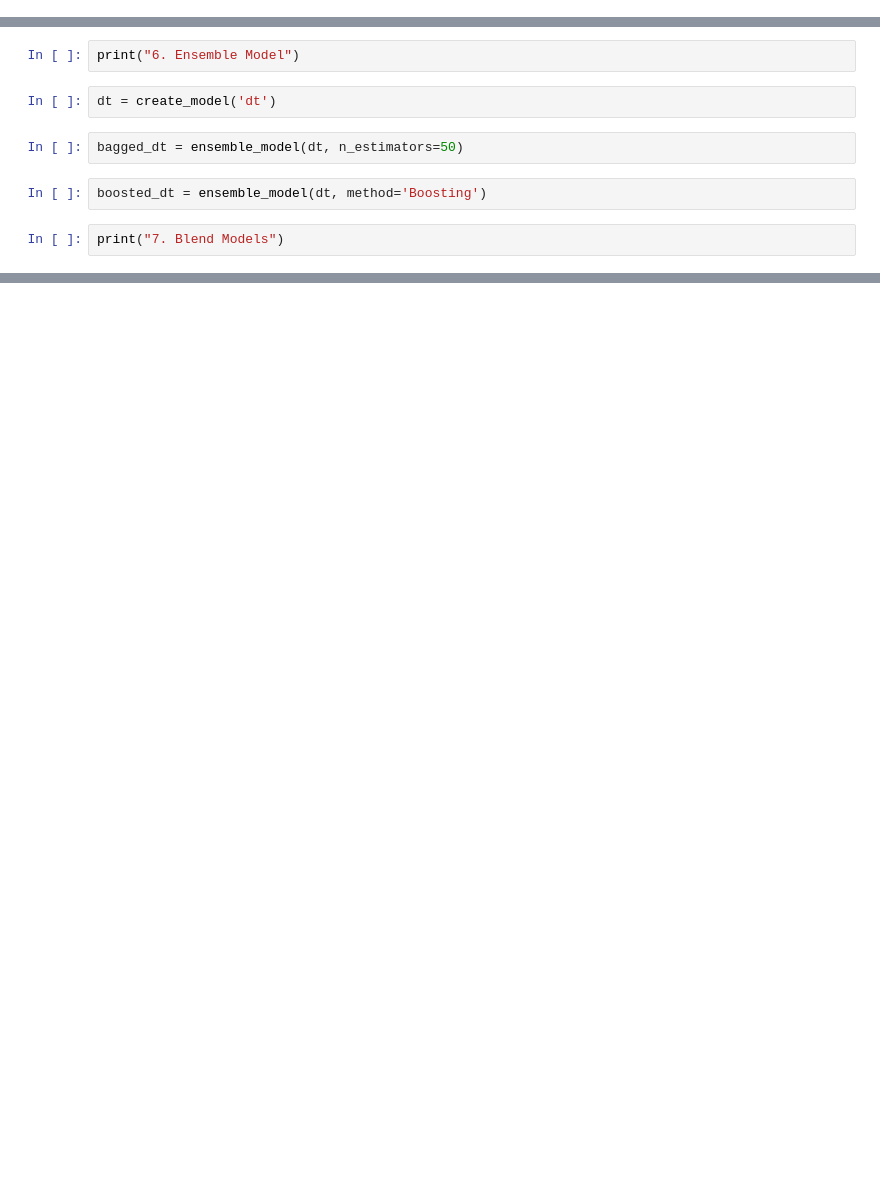
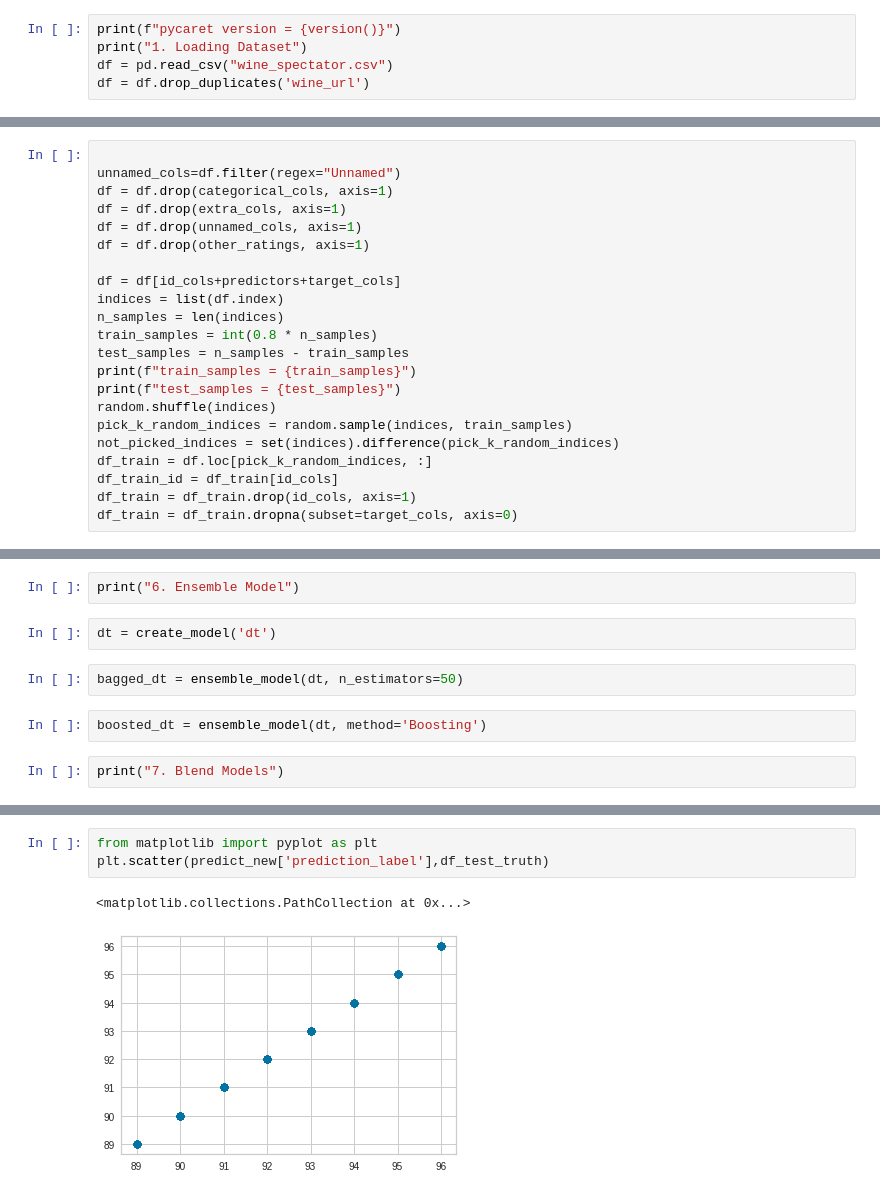
Before and after one commit to wilsonify/ThoughtfulMachineLearning, a Jupyter notebook: wine/predict_ws_from_meta.ipynb, the cells around one changed output, grey strips where cells are left out. Cells and saved outputs as stored; diff of their text form; blank space fills up the shorter version.

```diff
--- a/wine/predict_ws_from_meta.ipynb
+++ b/wine/predict_ws_from_meta.ipynb
@@ -58,0 +44,5 @@ df_train = df_train.dropna(subset=target_cols, axis=0)
+# %%
+print(f"pycaret version = {version()}")
+print("1. Loading Dataset")
+df = pd.read_csv("wine_spectator.csv")
+df = df.drop_duplicates('wine_url')
@@ -58,0 +52,22 @@ df_train = df_train.dropna(subset=target_cols, axis=0)
+# %%
+
+unnamed_cols=df.filter(regex="Unnamed")
+df = df.drop(categorical_cols, axis=1)
+df = df.drop(extra_cols, axis=1)
+df = df.drop(unnamed_cols, axis=1)
+df = df.drop(other_ratings, axis=1)
+
+df = df[id_cols+predictors+target_cols]
+indices = list(df.index)
+n_samples = len(indices)
+train_samples = int(0.8 * n_samples)
+test_samples = n_samples - train_samples
+print(f"train_samples = {train_samples}")
+print(f"test_samples = {test_samples}")
+random.shuffle(indices)
+pick_k_random_indices = random.sample(indices, train_samples)
+not_picked_indices = set(indices).difference(pick_k_random_indices)
+df_train = df.loc[pick_k_random_indices, :]
+df_train_id = df_train[id_cols]
+df_train = df_train.drop(id_cols, axis=1)
+df_train = df_train.dropna(subset=target_cols, axis=0)
@@ -138,2 +311,8 @@ predict_new.head()
+# %%
+from matplotlib import pyplot as plt
+plt.scatter(predict_new['prediction_label'],df_test_truth)
+# %% [output]
+<matplotlib.collections.PathCollection at 0x...>
+[figure, added]
 # %%
 save_model(best, model_name='best-model')
```
Also changed, not shown: parts of 38 cells of this notebook, 1 other file.
